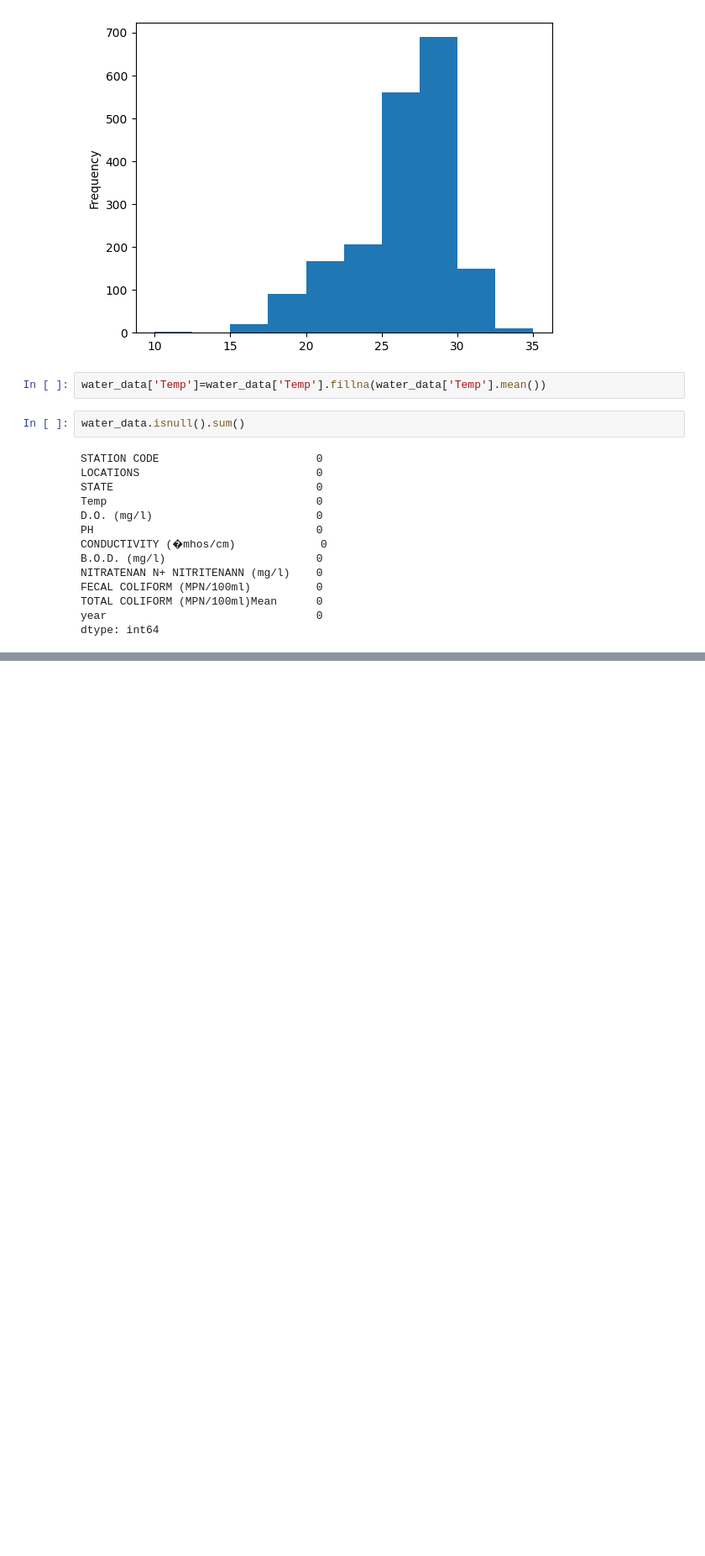
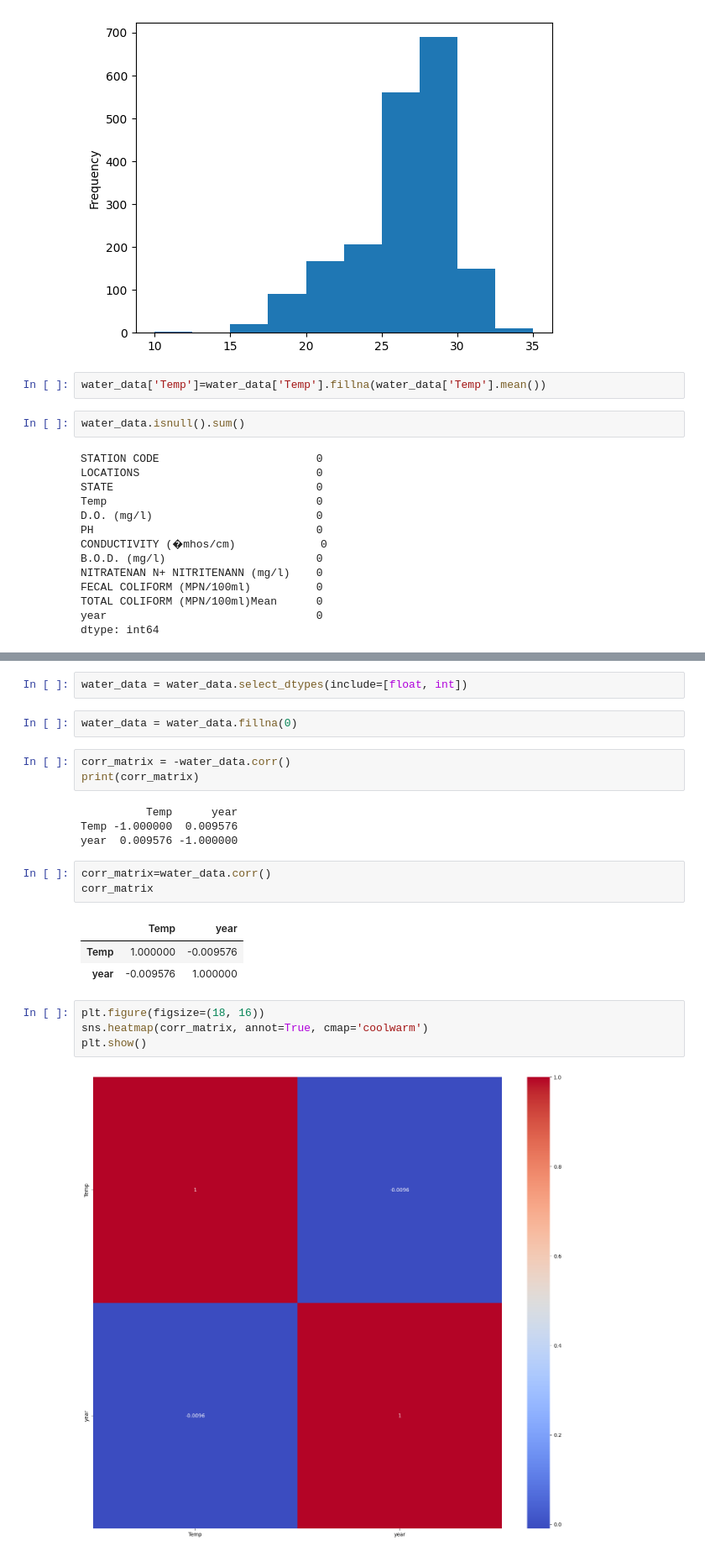
Before and after one commit to Mehak-089/Water-Quality-Prediction-ML, a Jupyter notebook: index.ipynb, the cells around one changed output, grey strips where cells are left out. Shown: that part at 84% size. Drawn from its saved outputs; the diff is of its cells as text; blank space fills up the shorter version.

Commit message:
Made a heatmap of temp and year

```diff
--- a/index.ipynb
+++ b/index.ipynb
@@ -222,0 +259,24 @@ dtype: int64
+# %%
+water_data = water_data.select_dtypes(include=[float, int])
+# %%
+water_data = water_data.fillna(0)
+# %%
+corr_matrix = -water_data.corr()
+print(corr_matrix)
+# %% [output]
+          Temp      year
+Temp -1.000000  0.009576
+year  0.009576 -1.000000
+# %%
+corr_matrix=water_data.corr()
+corr_matrix
+# %% [output]
+|  | Temp | year |
+| Temp | 1.000000 | -0.009576 |
+| year | -0.009576 | 1.000000 |
+# %%
+plt.figure(figsize=(18, 16))
+sns.heatmap(corr_matrix, annot=True, cmap='coolwarm')
+plt.show()
+# %% [output]
+[figure, added]
```
Also changed, not shown: parts of 2 cells of this notebook.
